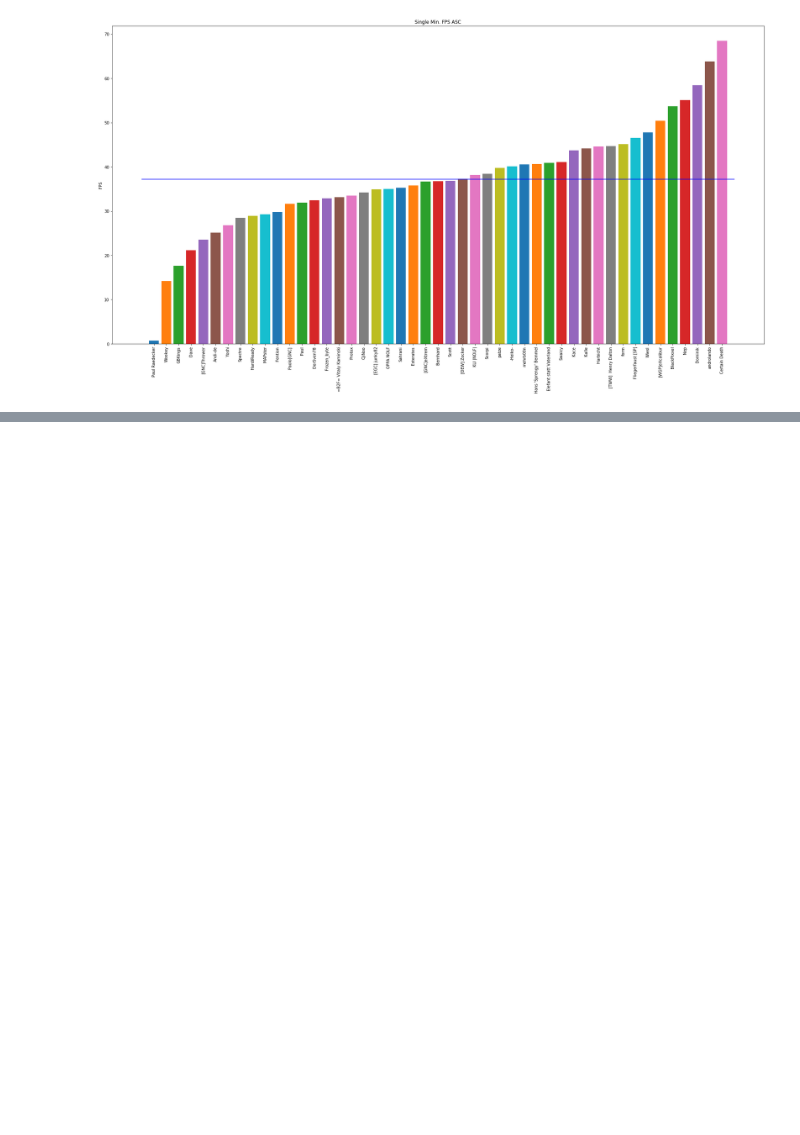
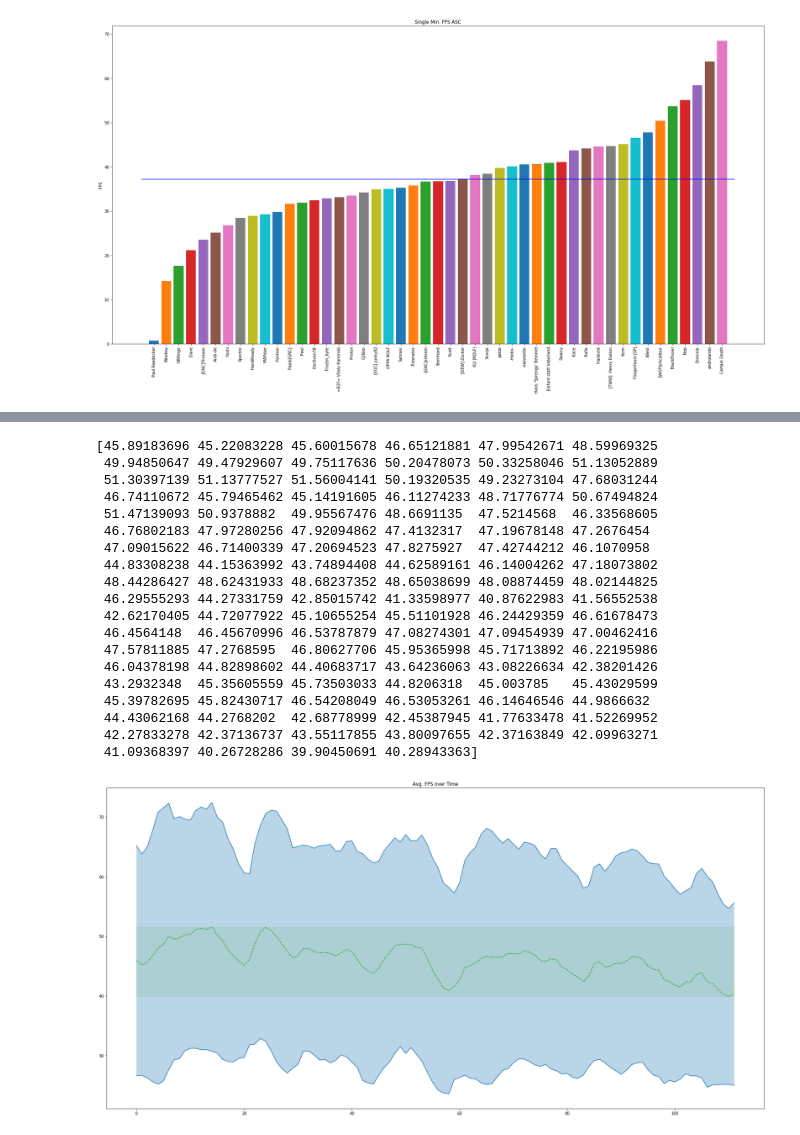
Before and after one commit to pmayd/OPT, a Jupyter notebook: print_fps/main.ipynb, the cells around one changed output, grey strips where cells are left out. Drawn from its saved outputs; the diff is of its cells as text; code cells hidden in the pictures; blank space fills up the shorter version.

Commit message:
add filter

```diff
--- a/print_fps/main.ipynb
+++ b/print_fps/main.ipynb
@@ -87,0 +90,52 @@ plt.savefig(os.path.join(os.curdir, r'output\all_min_fps.png'))
+# %%
+# plot data
+from scipy import signal
+col = 0
+
+max_nr_fps = np.max([len(x[col]) for x in player_fps.values()])
+M = np.empty((len(player_fps), max_nr_fps))
+M[:] = np.nan
+for i, kv in enumerate(player_fps.items()):
+    name, data = kv
+    x = data[col]
+    M[i, 0:len(x)] = x
+
+# all avg fps over time
+degree = 3
+window_length = 9
+fig = plt.figure(figsize=(30,15))
+y1 = signal.savgol_filter(np.nanmean(M, 0) - np.nanstd(M, 0), window_length, degree)
+y2 = signal.savgol_filter(np.nanmean(M, 0) + np.nanstd(M, 0), window_length, degree)
+y = signal.savgol_filter(np.nanmean(M, 0), window_length, degree)
+print(y)
+
+xx = range(max_nr_fps)
+plt.fill_between(x=xx, y1=y1, y2=y2, alpha=0.3)
+plt.plot(xx, y1, color="C0")
+plt.plot(xx, y2, color="C0")
+plt.plot(xx, y, "--", color="C2")
+plt.fill_between(xx, y1=np.repeat(np.min(y), max_nr_fps), y2=np.repeat(np.max(y), max_nr_fps), alpha=0.1, color="C2")
+#plt.legend(loc="right")
+plt.title("Avg. FPS over Time")
+plt.savefig(os.path.join(os.curdir, r'output\all_avg_fps_over_time.png'))
+# %% [output]
+[45.89183696 45.22083228 45.60015678 46.65121881 47.99542671 48.59969325
+ 49.94850647 49.47929607 49.75117636 50.20478073 50.33258046 51.13052889
+ 51.30397139 51.13777527 51.56004141 50.19320535 49.23273104 47.68031244
+ 46.74110672 45.79465462 45.14191605 46.11274233 48.71776774 50.67494824
+ 51.47139093 50.9378882  49.95567476 48.6691135  47.5214568  46.33568605
+ 46.76802183 47.97280256 47.92094862 47.4132317  47.19678148 47.2676454
+ 47.09015622 46.71400339 47.20694523 47.8275927  47.42744212 46.1070958
+ 44.83308238 44.15363992 43.74894408 44.62589161 46.14004262 47.18073802
+ 48.44286427 48.62431933 48.68237352 48.65038699 48.08874459 48.02144825
+ 46.29555293 44.27331759 42.85015742 41.33598977 40.87622983 41.56552538
+ 42.62170405 44.72077922 45.10655254 45.51101928 46.24429359 46.61678473
+ 46.4564148  46.45670996 46.53787879 47.08274301 47.09454939 47.00462416
+ 47.57811885 47.2768595  46.80627706 45.95365998 45.71713892 46.22195986
+ 46.04378198 44.82898602 44.40683717 43.64236063 43.08226634 42.38201426
+ 43.2932348  45.35605559 45.73503033 44.8206318  45.003785   45.43029599
+ 45.39782695 45.82430717 46.54208049 46.53053261 46.14646546 44.9866632
+ 44.43062168 44.2768202  42.68778999 42.45387945 41.77633478 41.52269952
+ 42.27833278 42.37136737 43.55117855 43.80097655 42.37163849 42.09963271
+ 41.09368397 40.26728286 39.90450691 40.28943363]
+[figure, added]
```
Also changed, not shown: parts of 3 cells of this notebook, 2 other files.
